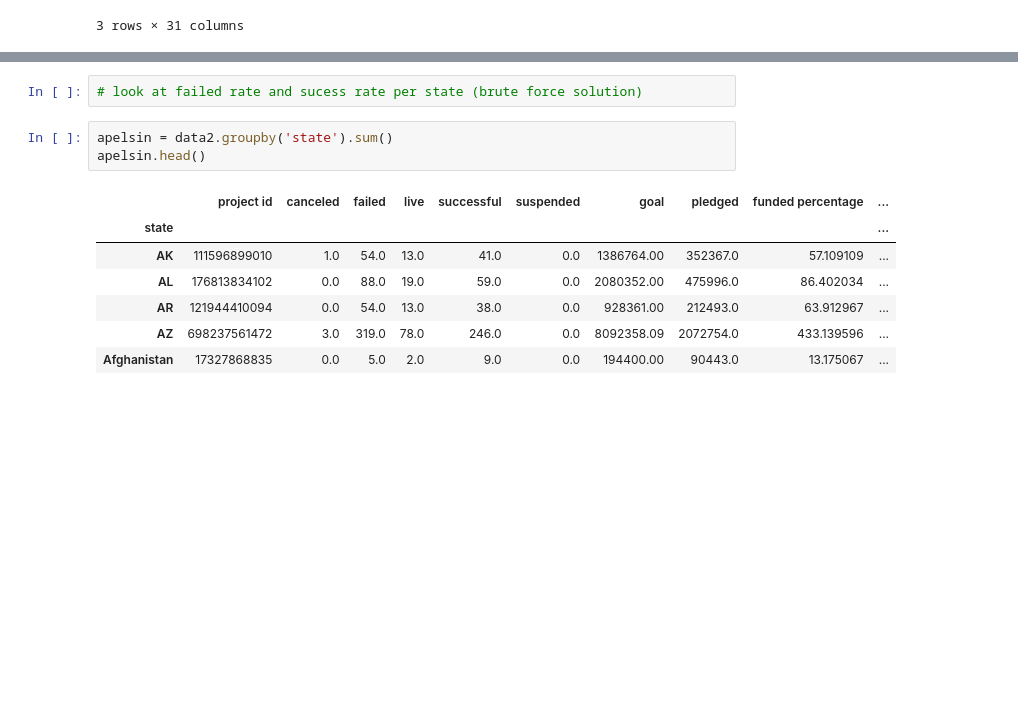
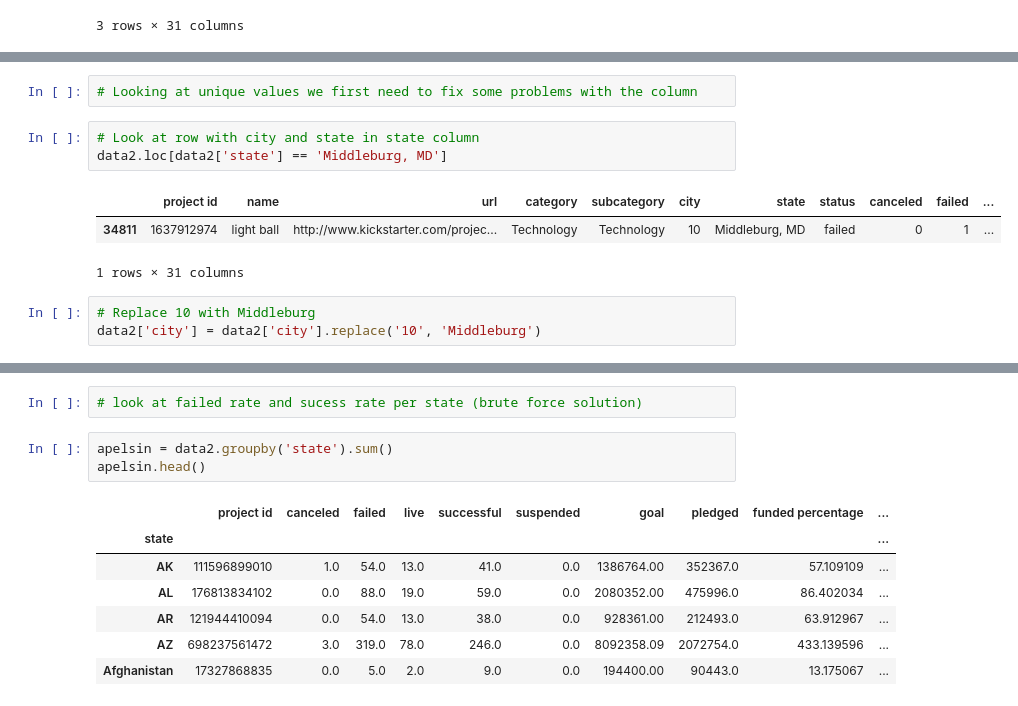
Before and after one commit to yhpf/kickstarter, a Jupyter notebook: kickstarter.ipynb, the cells around one changed output, grey strips where cells are left out. Cells and saved outputs as stored; diff of their text form; blank space fills up the shorter version.

Commit message:
working with state and city columns

```diff
--- a/kickstarter.ipynb
+++ b/kickstarter.ipynb
@@ -304,0 +327,12 @@ data2.head(3)
+# %%
+# Looking at unique values we first need to fix some problems with the column
+# %%
+# Look at row with city and state in state column
+data2.loc[data2['state'] == 'Middleburg, MD']
+# %% [output]
+|  | project id | name | url | category | subcategory | city | state | status | canceled | failed | ... |
+| 34811 | 1637912974 | light ball | http://www.kickstarter.com/projec... | Technology | Technology | 10 | Middleburg, MD | failed | 0 | 1 | ... |
+1 rows × 31 columns
+# %%
+# Replace 10 with Middleburg
+data2['city'] = data2['city'].replace('10', 'Middleburg')
```
Also changed, not shown: parts of 8 cells of this notebook.
